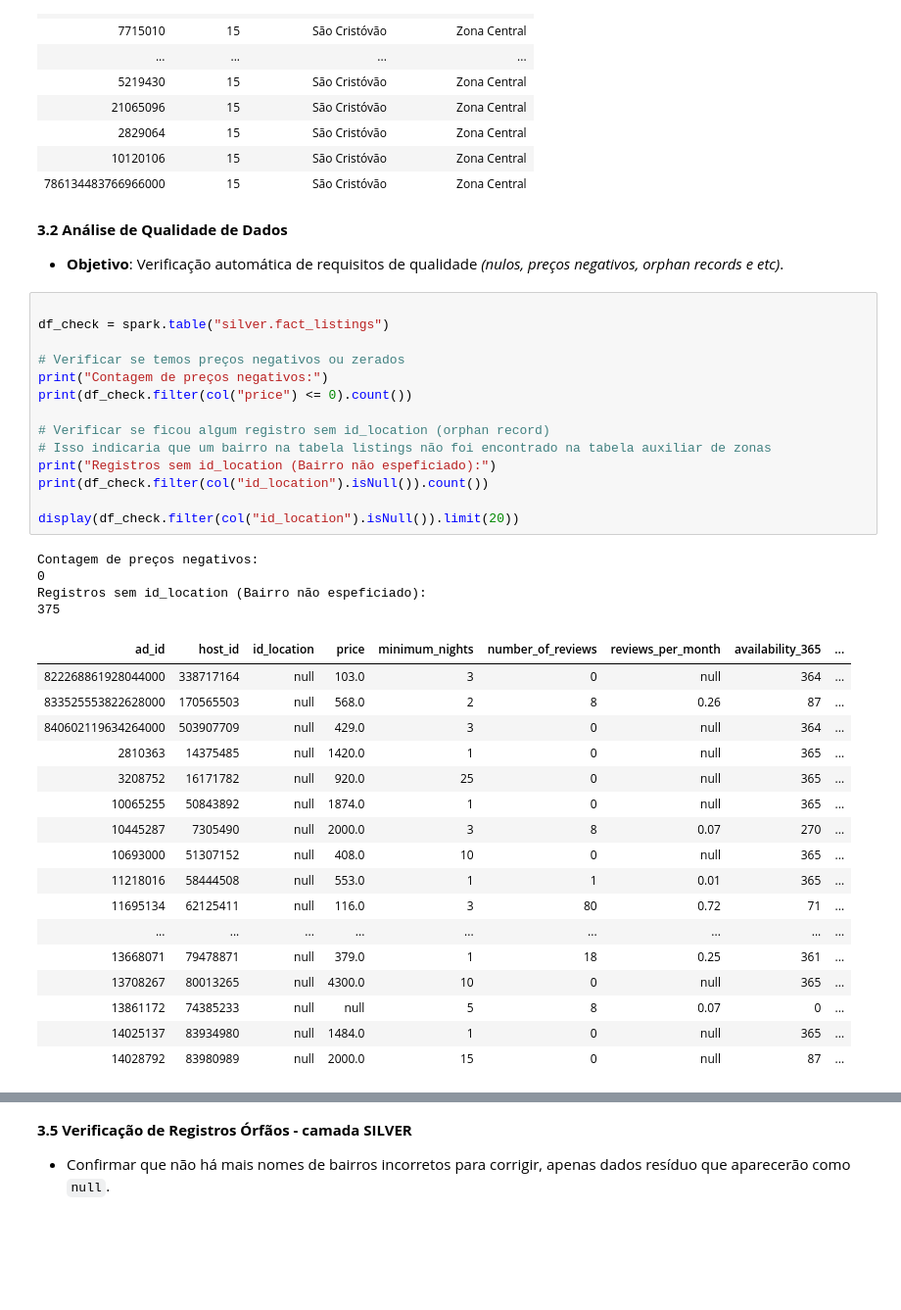
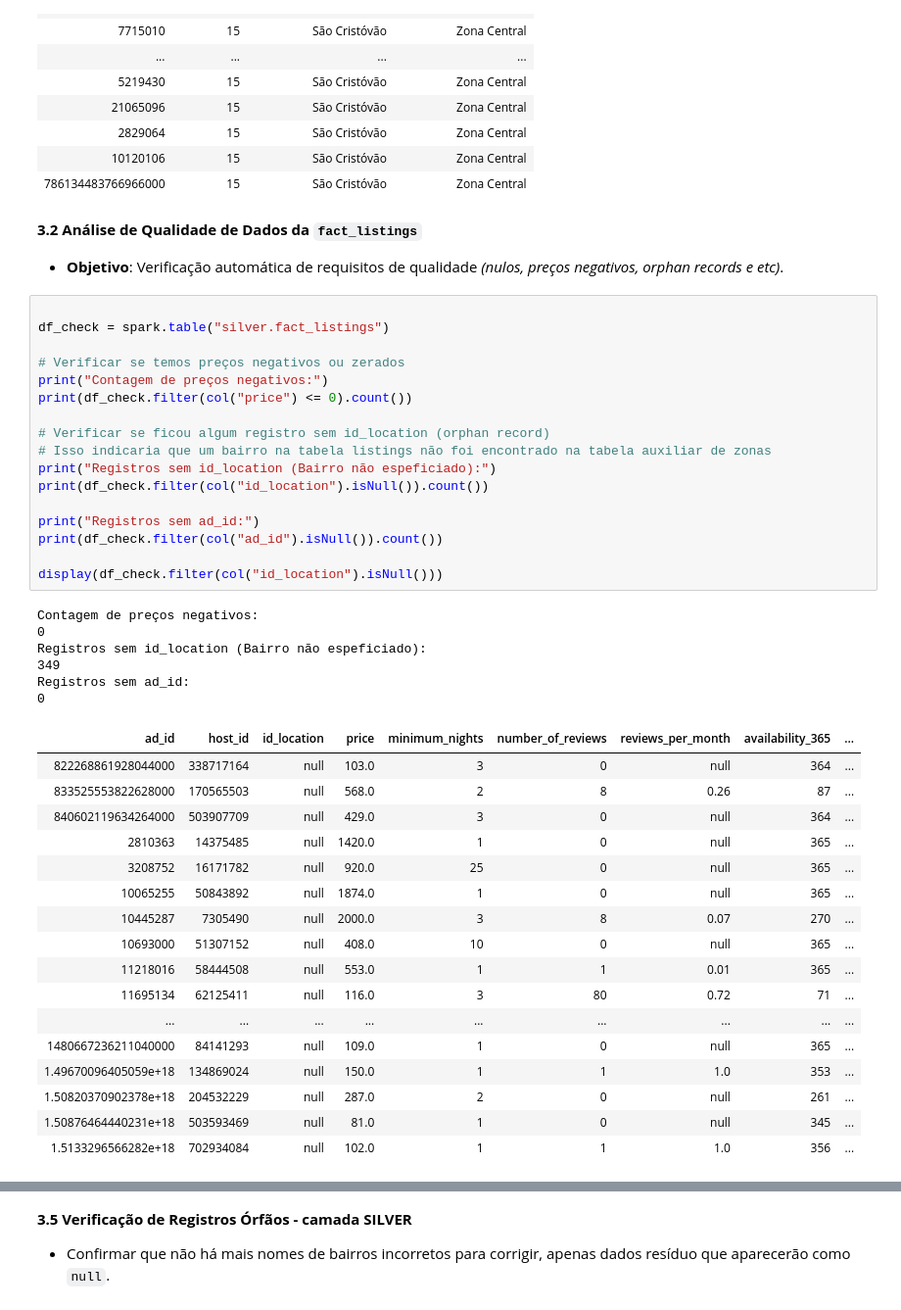
Before and after one commit to juliafarah/MVP_Data_Engineering, a Jupyter notebook: MVP_Pipeline_Airbnb_Rio.ipynb, the cells around one changed output, grey strips where cells are left out. Shown at 98% size. Drawn from its saved outputs; the diff is of its cells as text; blank space fills up the shorter version.

```diff
--- a/MVP_Pipeline_Airbnb_Rio.ipynb
+++ b/MVP_Pipeline_Airbnb_Rio.ipynb
@@ -468,44 +543,49 @@ Amostra de verificação do Join:
 | 10120106 | 15 | São Cristóvão | Zona Central |
 | 786134483766966000 | 15 | São Cristóvão | Zona Central |
 # %% [markdown]
-**3.2 Análise de Qualidade de Dados**
+**3.2 Análise de Qualidade de Dados da `fact_listings`**
 * **Objetivo**: Verificação automática de requisitos de qualidade _(nulos, preços negativos, orphan records e etc)_.
 # %%
 
 df_check = spark.table("silver.fact_listings")
 
 # Verificar se temos preços negativos ou zerados
 print("Contagem de preços negativos:")
 print(df_check.filter(col("price") <= 0).count())
 
 # Verificar se ficou algum registro sem id_location (orphan record)
 # Isso indicaria que um bairro na tabela listings não foi encontrado na tabela auxiliar de zonas
 print("Registros sem id_location (Bairro não espeficiado):")
 print(df_check.filter(col("id_location").isNull()).count())
 
-display(df_check.filter(col("id_location").isNull()).limit(20))
+print("Registros sem ad_id:")
+print(df_check.filter(col("ad_id").isNull()).count())
+
+display(df_check.filter(col("id_location").isNull()))
 # %% [output]
 Contagem de preços negativos:
 0
 Registros sem id_location (Bairro não espeficiado):
-375
+349
+Registros sem ad_id:
+0
 | ad_id | host_id | id_location | price | minimum_nights | number_of_reviews | reviews_per_month | availability_365 | ... |
 | 822268861928044000 | 338717164 | null | 103.0 | 3 | 0 | null | 364 | ... |
 | 833525553822628000 | 170565503 | null | 568.0 | 2 | 8 | 0.26 | 87 | ... |
 | 840602119634264000 | 503907709 | null | 429.0 | 3 | 0 | null | 364 | ... |
 | 2810363 | 14375485 | null | 1420.0 | 1 | 0 | null | 365 | ... |
 | 3208752 | 16171782 | null | 920.0 | 25 | 0 | null | 365 | ... |
 | 10065255 | 50843892 | null | 1874.0 | 1 | 0 | null | 365 | ... |
 | 10445287 | 7305490 | null | 2000.0 | 3 | 8 | 0.07 | 270 | ... |
 | 10693000 | 51307152 | null | 408.0 | 10 | 0 | null | 365 | ... |
 | 11218016 | 58444508 | null | 553.0 | 1 | 1 | 0.01 | 365 | ... |
 | 11695134 | 62125411 | null | 116.0 | 3 | 80 | 0.72 | 71 | ... |
 | ... | ... | ... | ... | ... | ... | ... | ... | ... |
-| 13668071 | 79478871 | null | 379.0 | 1 | 18 | 0.25 | 361 | ... |
-| 13708267 | 80013265 | null | 4300.0 | 10 | 0 | null | 365 | ... |
-| 13861172 | 74385233 | null | null | 5 | 8 | 0.07 | 0 | ... |
-| 14025137 | 83934980 | null | 1484.0 | 1 | 0 | null | 365 | ... |
-| 14028792 | 83980989 | null | 2000.0 | 15 | 0 | null | 87 | ... |
+| 1480667236211040000 | 84141293 | null | 109.0 | 1 | 0 | null | 365 | ... |
+| 1.49670096405059e+18 | 134869024 | null | 150.0 | 1 | 1 | 1.0 | 353 | ... |
+| 1.50820370902378e+18 | 204532229 | null | 287.0 | 2 | 0 | null | 261 | ... |
+| 1.50876464440231e+18 | 503593469 | null | 81.0 | 1 | 0 | null | 345 | ... |
+| 1.5133296566282e+18 | 702934084 | null | 102.0 | 1 | 1 | 1.0 | 356 | ... |
 # %% [markdown]
 **3.3 Investigação de Qualidade (Deep Dive**)
 
```
Also changed, not shown: parts of 21 cells of this notebook.
